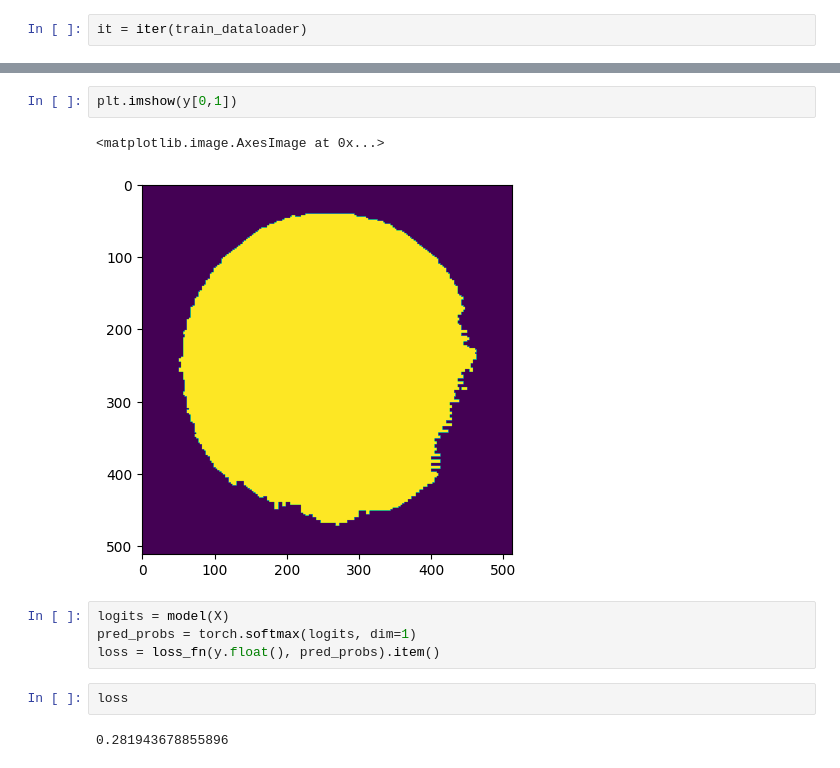
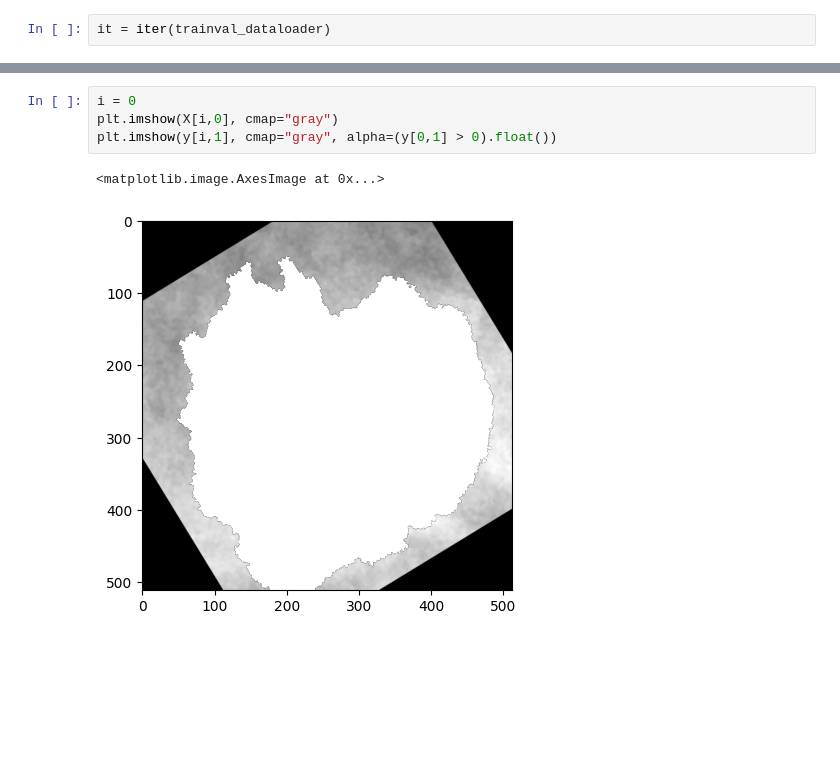
Before and after one commit to bendico765/computing-methods-project, a Jupyter notebook: notebooks/2 - Model development.ipynb, the cells around one changed output, grey strips where cells are left out. Drawn from its saved outputs; the diff is of its cells as text; blank space fills up the shorter version.

```diff
--- a/notebooks/2 - Model development.ipynb
+++ b/notebooks/2 - Model development.ipynb
@@ -96,6 +90,6 @@ model.load_state_dict(checkpoint['model_state_dict'])
 
 loss_fn = metrics.DiceLoss()
 # %%
-it = iter(train_dataloader)
+it = iter(trainval_dataloader)
 # %%
 X, y = next(it)
@@ -107,13 +98,7 @@ plt.imshow(X[0,0], cmap="gray")
-# %%
-plt.imshow(y[0,1])
-# %% [output]
-<matplotlib.image.AxesImage at 0x...>
-[figure, removed]
-# %%
-logits = model(X)
-pred_probs = torch.softmax(logits, dim=1)
-loss = loss_fn(y.float(), pred_probs).item()
-# %%
-loss
-# %% [output]
-0.281943678855896
+# %%
+i = 0
+plt.imshow(X[i,0], cmap="gray")
+plt.imshow(y[i,1], cmap="gray", alpha=(y[0,1] > 0).float())
+# %% [output]
+<matplotlib.image.AxesImage at 0x...>
+[figure, added]
```
Also changed, not shown: parts of 13 cells of this notebook, 3 other files.
